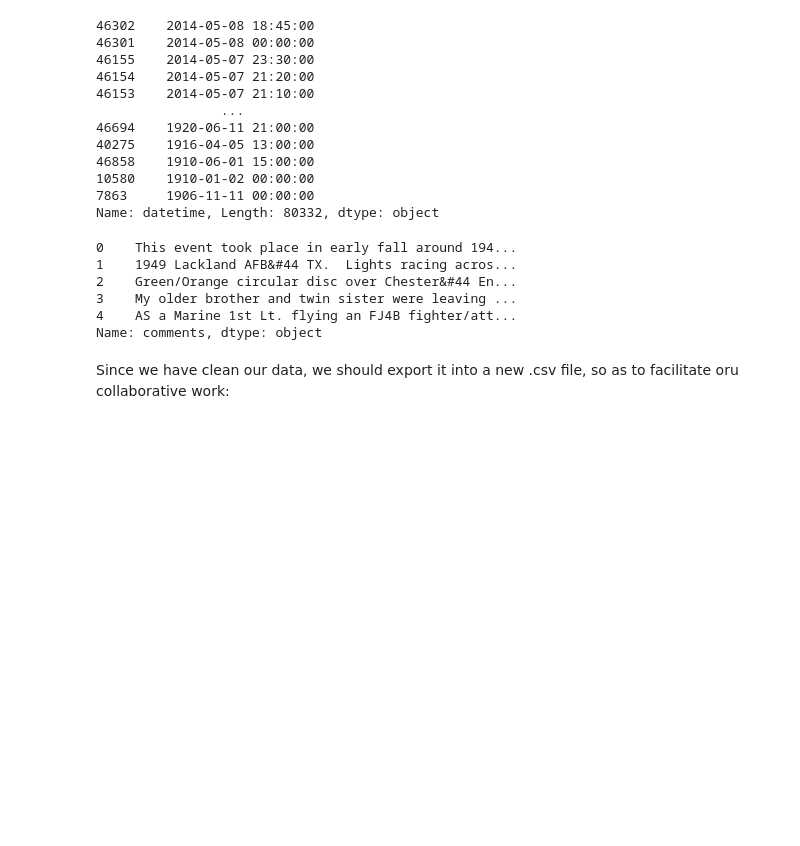
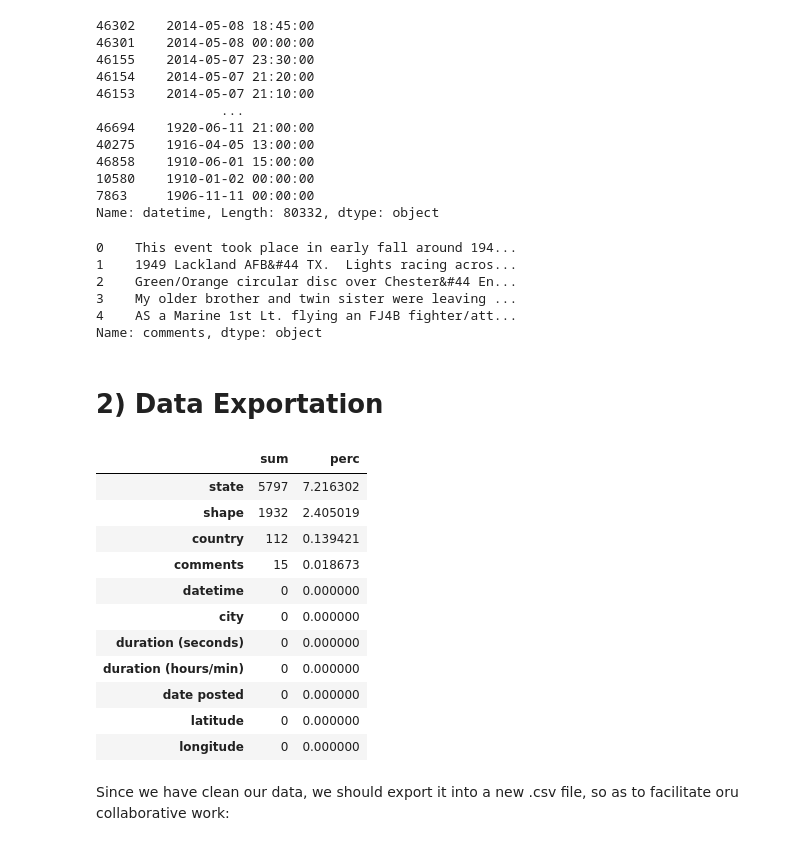
Before and after one commit to JulesBrable/UFO, a Jupyter notebook: begining.ipynb, the cells around one changed output. Saved outputs shown, nothing was run; the diff lists cells and outputs as text; code cells hidden in the pictures; blank space fills up the shorter version.

```diff
--- a/begining.ipynb
+++ b/begining.ipynb
@@ -378,22 +371,28 @@ We have to remove parenthesis from this column. Then, we have to harmonize the c
 def print_city_unique():
     return print(len(set(df['city'])))
 # %%
-def clean_city_col(df: pd.DataFrame) -> pd.DataFrame:
+def clean_city_col(df: pd.DataFrame, col='city') -> pd.DataFrame:
 
     print_city_unique()
 
     # removing parentheses and their content for the column "city"
-    df['city'] = df['city'].str.replace(r"\(.*\)","", regex=True)
+    df[col] = df[col].str.replace(r"\(.*\)","", regex=True)
     print_city_unique()
 
     # removing non-alphanumeric characters from the strings for the column "city", including numbers
-    df['city'] = [re.sub('[^\w\s]|\d+', '', x) for x in df['city']]
+    df[col] = [re.sub('[^\w\s]|\d+', '', x) for x in df[col]]
     print_city_unique()
 
     # turning the first letter of each city name into a capital letter
-    df['city'] = df['city'].str.title()
+    df[col] = df[col].str.title()
     print_city_unique()
 
+    #If a row contains only one word, suppress all white spaces within it
+    #If a row contains 2 words or more, doe nothing
+    df['test'] = df[col].str.split().apply(len).value_counts()
+    df[col] = np.where(df['test'] > 1, df[col], df[col].str.replace(" ",""))
+
+    df = df.drop(['test'], axis=1)
     return df
 # %%
 df = clean_city_col(df)
@@ -425,0 +407,2 @@ NON : il faut regarder dans quel cas ya des parentheses dans la colonne "city" e
+# %%
+df = df.drop(['test', 'test2'], axis=1)
@@ -469,6 +454,23 @@ df["comments"].head()
 3    My older brother and twin sister were leaving ...
 4    AS a Marine 1st Lt. flying an FJ4B fighter/att...
 Name: comments, dtype: object
+# %% [markdown]
+# 2) Data Exportation
+# %%
+count_na(df)
+# %% [output]
+|  | sum | perc |
+| state | 5797 | 7.216302 |
+| shape | 1932 | 2.405019 |
+| country | 112 | 0.139421 |
+| comments | 15 | 0.018673 |
+| datetime | 0 | 0.000000 |
+| city | 0 | 0.000000 |
+| duration (seconds) | 0 | 0.000000 |
+| duration (hours/min) | 0 | 0.000000 |
+| date posted | 0 | 0.000000 |
+| latitude | 0 | 0.000000 |
+| longitude | 0 | 0.000000 |
 # %% [markdown]
 Since we have clean our data, we should export it into a new .csv file, so as to facilitate oru collaborative work:
 # %%
```
Also changed, not shown: parts of 38 cells of this notebook, 1 other file.
